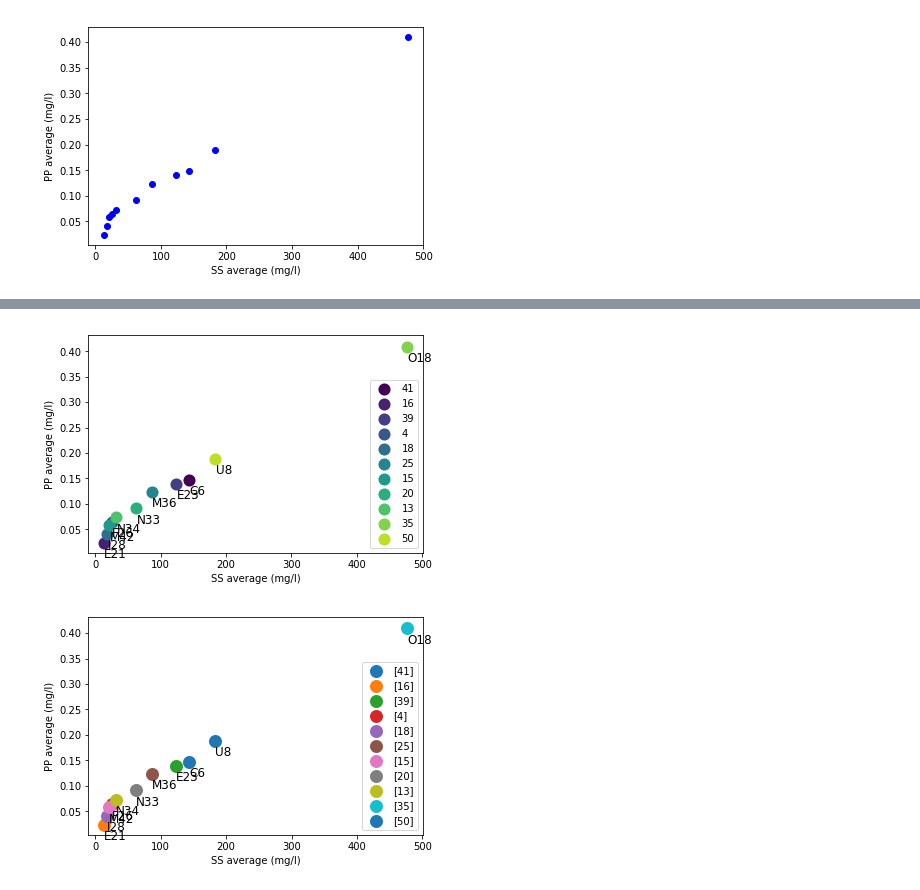
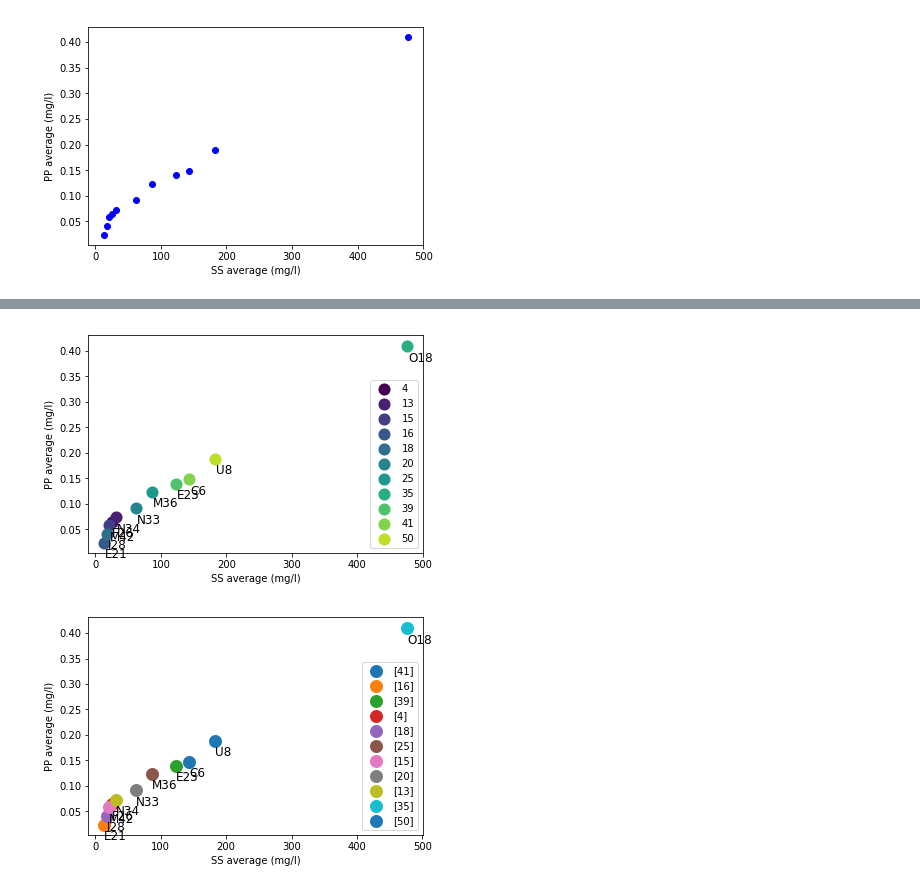
Before and after one commit to SaraSandstrom/pythoncourse, a Jupyter notebook: pcatest.ipynb, the cells around one changed output, grey strips where cells are left out. Cells and saved outputs as stored; diff of their text form; code cells hidden in the pictures.

```diff
--- a/pcatest.ipynb
+++ b/pcatest.ipynb
@@ -60,8 +60,20 @@ plt.show()
 # %% [output]
 [figure]
 # %%
+#create dataframe to plot in bubbleplot
+#make Clay column as integers
 #make some of the columns of the dataframe as numpy arrays
 Clay=np.array(Clay)
+ID = data1[['ID']]
+ID = np.array(ID)
+Clayval=Clay.astype(int)
 SS=np.array(SS)
 PP=np.array(PP)
-ID = data1[['ID']]
+
+
+df = pd.DataFrame({'Clay':Clayval[:,0], 'SS': SS[:,0], 'PP':PP[:,0], 'ID':ID[:,0]})
+
+#sort by Clay, to get the colorbar to increase as the values
+df1 = df.sort_values(by=['Clay'])
+df2 = df1.reset_index(drop=True)
+print(df2)
@@ -93,39 +93,41 @@ print(df)
 # %%
 #create a bubbleplot
 #set clay as colors of the bubbles (c=Clay), and increase size of bubbles with linewidth
 import matplotlib.cm as cm
 import matplotlib.colors as colors
 
 fig, ax = plt.subplots()
 
 colormap = cm.viridis
-colorlist = [colors.rgb2hex(colormap(i)) for i in np.linspace(0, 0.9, len(df1['Clay']))]
+colorlist = [colors.rgb2hex(colormap(i)) for i in np.linspace(0, 0.9, len(df2['Clay']))]
 
 #loop to plot each point, to get the legend to work properly
 for i,c in enumerate(colorlist):
 
-    x = df1['SS'][i]
-    y = df1['PP'][i]
-    l = df1['Clay'][i]
+    x = df2['SS'][i]
+    y = df2['PP'][i]
+    l = df2['Clay'][i]
 
     ax.scatter(x, y, label=l, s=50, linewidth=5, c=c)
 
+#get the right order of the labels in the plot
+IDlabel = df2[['ID']]
 
 #label each point according to which catchment it represents
-for i,area in enumerate(ID.values):
-    x = df1['SS'][i]
-    y = df1['PP'][i]
+for i,area in enumerate(IDlabel.values):
+    x = df2['SS'][i]
+    y = df2['PP'][i]
     plt.text(x+1.0, y-0.03, area[0], fontsize=12)
 
 #call the legend and set axistitles
 ax.legend(loc=4)
 plt.xlabel("SS average (mg/l)")
 plt.ylabel("PP average (mg/l)")
 #save figure as a .png file
 plt.savefig("bubbleppss.png", dpi=600, format="png")
 plt.show()
 # %% [output]
-[figure, old version]
+[figure, new version]
 # %%
 #another, shorter code to get the bubbleplot with correct legend
 
```
Also changed, not shown: parts of 4 cells of this notebook.
